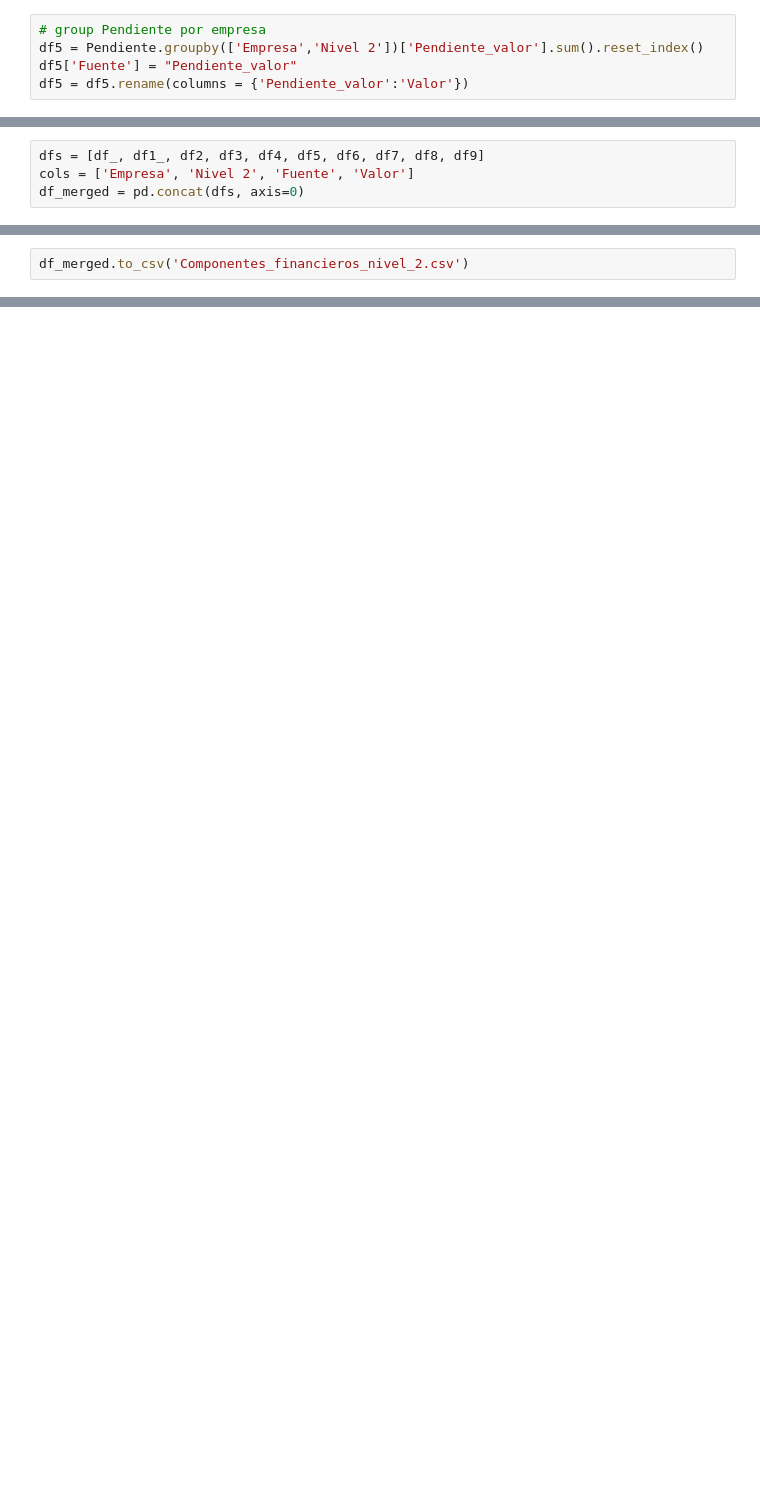
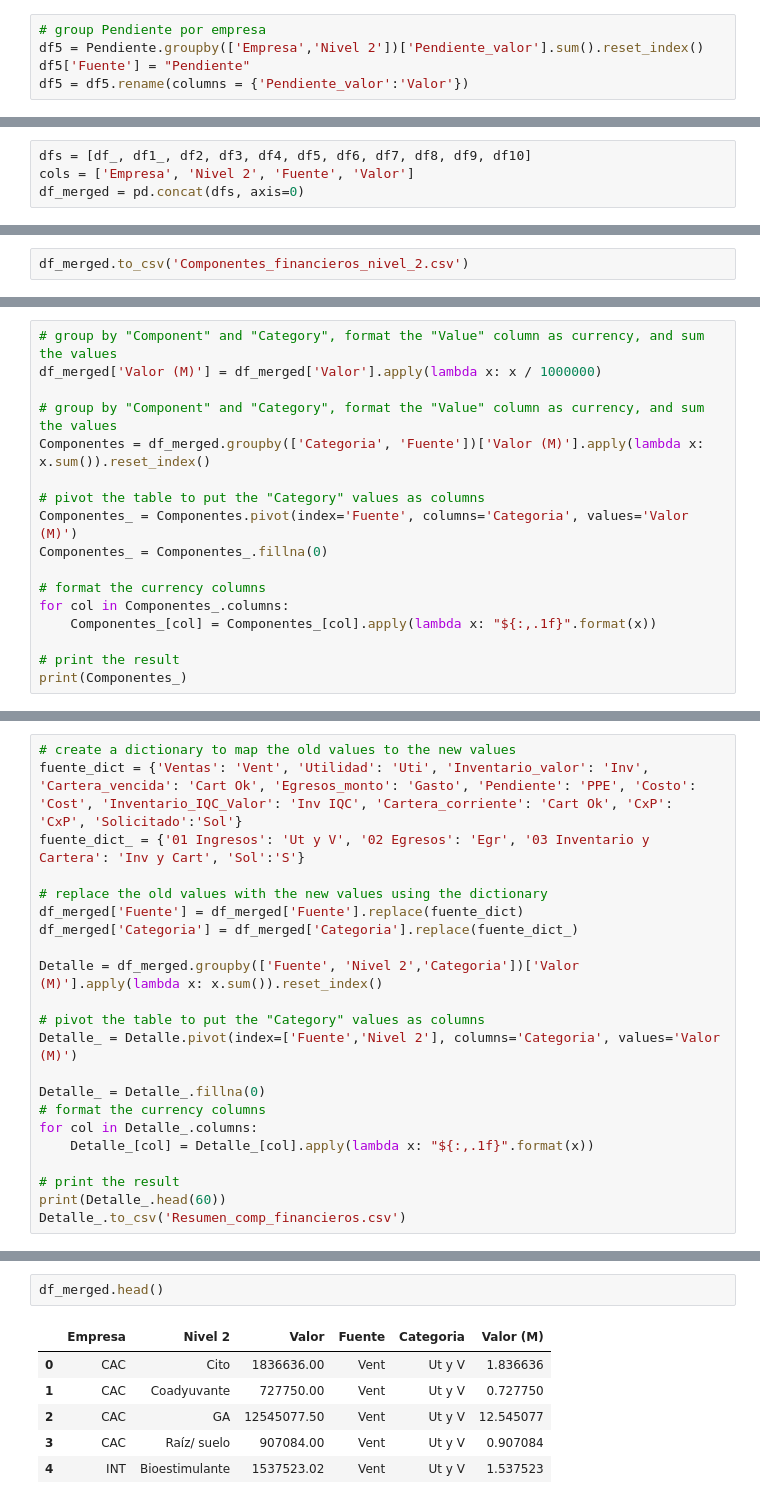
Before and after one commit to AlanIslasMorris/Tableros_Fusi-n_Agro, a Jupyter notebook: Componentes_sub_componentes.ipynb, the cells around one changed output, grey strips where cells are left out. Cells and saved outputs as stored; diff of their text form; blank space fills up the shorter version.

```diff
--- a/Componentes_sub_componentes.ipynb
+++ b/Componentes_sub_componentes.ipynb
@@ -291,5 +296,5 @@ df4 = df4.rename(columns = {'Egresos_monto':'Valor'})
 # %%
 # group Pendiente por empresa
 df5 = Pendiente.groupby(['Empresa','Nivel 2'])['Pendiente_valor'].sum().reset_index()
-df5['Fuente'] = "Pendiente_valor"
+df5['Fuente'] = "Pendiente"
 df5 = df5.rename(columns = {'Pendiente_valor':'Valor'})
@@ -333,7 +343,7 @@ df9 = df9.rename(columns = {'CxP':'Valor'})
 # %% [markdown]
 # Componentes financieros consolidados
 # %%
-dfs = [df_, df1_, df2, df3, df4, df5, df6, df7, df8, df9]
+dfs = [df_, df1_, df2, df3, df4, df5, df6, df7, df8, df9, df10]
 cols = ['Empresa', 'Nivel 2', 'Fuente', 'Valor']
 df_merged = pd.concat(dfs, axis=0)
 # %% [markdown]
@@ -353,0 +369,17 @@ df_merged.to_csv('Componentes_financieros_nivel_2.csv')
+# %%
+# group by "Component" and "Category", format the "Value" column as currency, and sum the values
+df_merged['Valor (M)'] = df_merged['Valor'].apply(lambda x: x / 1000000)
+
+# group by "Component" and "Category", format the "Value" column as currency, and sum the values
+Componentes = df_merged.groupby(['Categoria', 'Fuente'])['Valor (M)'].apply(lambda x: x.sum()).reset_index()
+
+# pivot the table to put the "Category" values as columns
+Componentes_ = Componentes.pivot(index='Fuente', columns='Categoria', values='Valor (M)')
+Componentes_ = Componentes_.fillna(0)
+
+# format the currency columns
+for col in Componentes_.columns:
+    Componentes_[col] = Componentes_[col].apply(lambda x: "${:,.1f}".format(x))
+
+# print the result
+print(Componentes_)
@@ -353,0 +400,22 @@ df_merged.to_csv('Componentes_financieros_nivel_2.csv')
+# %%
+# create a dictionary to map the old values to the new values
+fuente_dict = {'Ventas': 'Vent', 'Utilidad': 'Uti', 'Inventario_valor': 'Inv', 'Cartera_vencida': 'Cart Ok', 'Egresos_monto': 'Gasto', 'Pendiente': 'PPE', 'Costo': 'Cost', 'Inventario_IQC_Valor': 'Inv IQC', 'Cartera_corriente': 'Cart Ok', 'CxP': 'CxP', 'Solicitado':'Sol'}
+fuente_dict_ = {'01 Ingresos': 'Ut y V', '02 Egresos': 'Egr', '03 Inventario y Cartera': 'Inv y Cart', 'Sol':'S'}
+
+# replace the old values with the new values using the dictionary
+df_merged['Fuente'] = df_merged['Fuente'].replace(fuente_dict)
+df_merged['Categoria'] = df_merged['Categoria'].replace(fuente_dict_)
+
+Detalle = df_merged.groupby(['Fuente', 'Nivel 2','Categoria'])['Valor (M)'].apply(lambda x: x.sum()).reset_index()
+
+# pivot the table to put the "Category" values as columns
+Detalle_ = Detalle.pivot(index=['Fuente','Nivel 2'], columns='Categoria', values='Valor (M)')
+
+Detalle_ = Detalle_.fillna(0)
+# format the currency columns
+for col in Detalle_.columns:
+    Detalle_[col] = Detalle_[col].apply(lambda x: "${:,.1f}".format(x))
+
+# print the result
+print(Detalle_.head(60))
+Detalle_.to_csv('Resumen_comp_financieros.csv')
@@ -353,0 +469,9 @@ df_merged.to_csv('Componentes_financieros_nivel_2.csv')
+# %%
+df_merged.head()
+# %% [output]
+|  | Empresa | Nivel 2 | Valor | Fuente | Categoria | Valor (M) |
+| 0 | CAC | Cito | 1836636.00 | Vent | Ut y V | 1.836636 |
+| 1 | CAC | Coadyuvante | 727750.00 | Vent | Ut y V | 0.727750 |
+| 2 | CAC | GA | 12545077.50 | Vent | Ut y V | 12.545077 |
+| 3 | CAC | Raíz/ suelo | 907084.00 | Vent | Ut y V | 0.907084 |
+| 4 | INT | Bioestimulante | 1537523.02 | Vent | Ut y V | 1.537523 |
```
Also changed, not shown: parts of 16 cells of this notebook.
